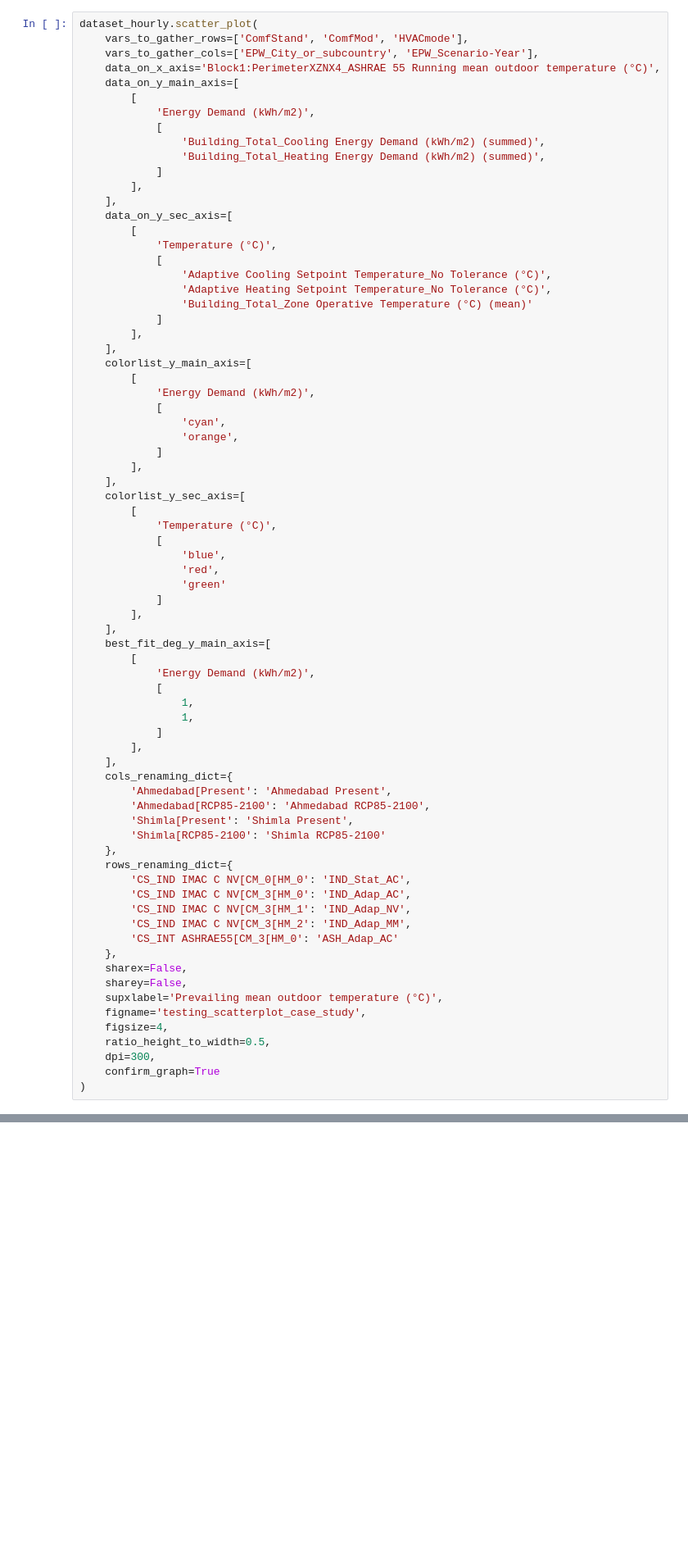
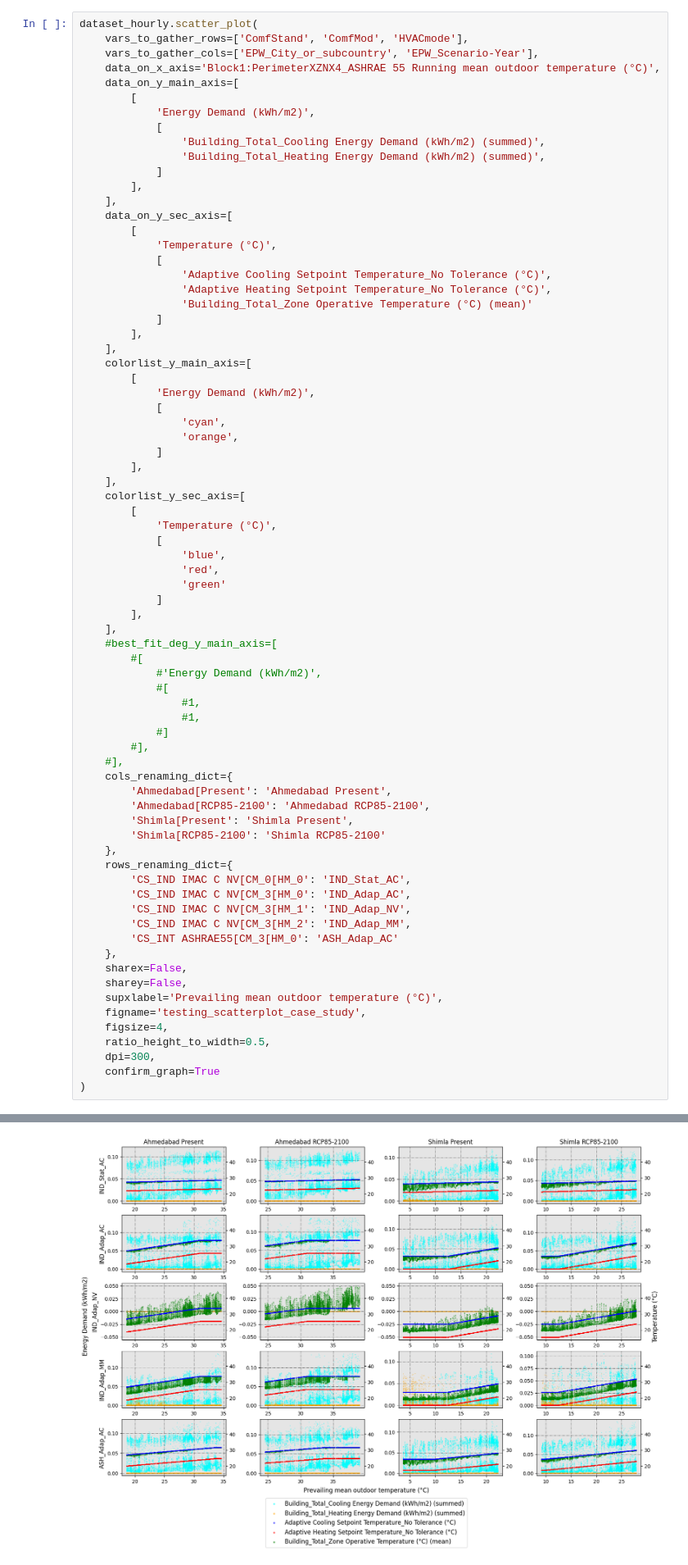
Before and after one commit to dsanchez-garcia/accim, a Jupyter notebook: accim/sample_files/jupyter_notebooks/research_paper_case_study_v0-7-3/research_paper_case_study.ipynb, the cells around one changed output, grey strips where cells are left out. Shown at 82% size. Cells and saved outputs as stored; diff of their text form; blank space fills up the shorter version.

```diff
--- a/accim/sample_files/jupyter_notebooks/research_paper_case_study_v0-7-3/research_paper_case_study.ipynb
+++ b/accim/sample_files/jupyter_notebooks/research_paper_case_study_v0-7-3/research_paper_case_study.ipynb
@@ -477,15 +654,15 @@ dataset_hourly.scatter_plot(
             ]
         ],
     ],
-    best_fit_deg_y_main_axis=[
-        [
-            'Energy Demand (kWh/m2)',
-            [
-                1,
-                1,
-            ]
-        ],
-    ],
+    #best_fit_deg_y_main_axis=[
+        #[
+            #'Energy Demand (kWh/m2)',
+            #[
+                #1,
+                #1,
+            #]
+        #],
+    #],
     cols_renaming_dict={
         'Ahmedabad[Present': 'Ahmedabad Present',
         'Ahmedabad[RCP85-2100': 'Ahmedabad RCP85-2100',
@@ -508,3 +685,4 @@ dataset_hourly.scatter_plot(
     dpi=300,
     confirm_graph=True
 )
+# %% [output]
@@ -511,3 +706,4 @@ dataset_hourly.scatter_plot(
+[figure, added]
 # %% [markdown]
 Using a similar code snippet but changing method to ``time_plot`` and omitting the argument ``data_on_x_axis``, a figure with time on the x-axis can be generated. In this case, the argument ``sharex`` is also omitted, since the simulation period is the same for all cases.
 # %%
```
Also changed, not shown: parts of 14 cells of this notebook, 44 other files.
